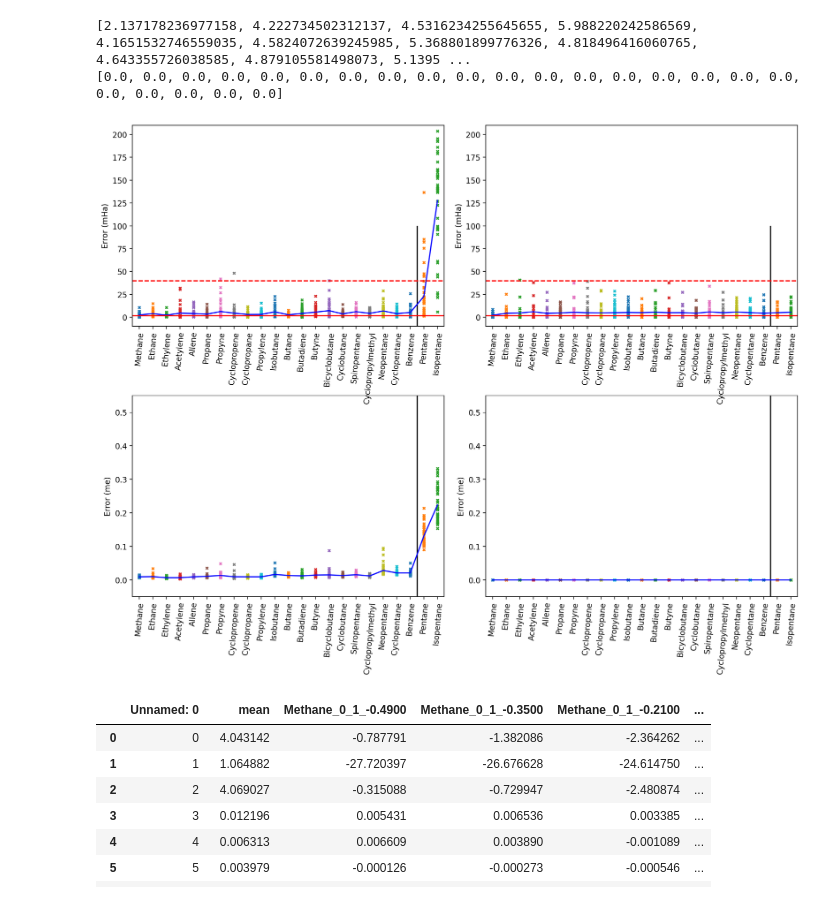
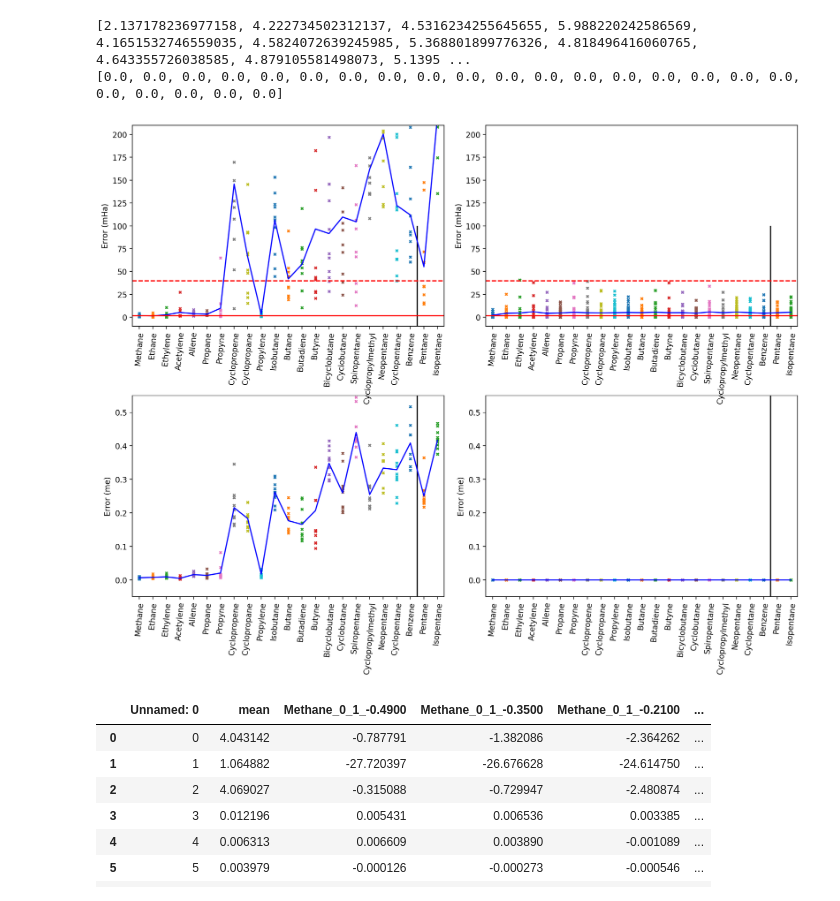
Before and after one commit to chem12346789/ai-dft, a Jupyter notebook: veiw_data.ipynb, the cells around one changed output. Cells and saved outputs as stored; diff of their text form; code cells hidden in the pictures.

```diff
--- a/veiw_data.ipynb
+++ b/veiw_data.ipynb
@@ -71,7 +71,8 @@ axes = axes[::-1, :]
 # load_name = "2024-05-21-19-27-58-800"
 # load_name = "2024-05-24-14-29-53-800"
 # load_name = "2024-05-25-16-33-53-800"
-load_name = "2024-05-26-18-50-57-800"
+# load_name = "2024-05-29-11-31-59-800"
+load_name = "2024-05-28-19-58-45-800"
 
 list_of_path = list(Path("validate/").glob(f"validate-ccdft-{load_name}"))
 load_path = max(list_of_path, key=lambda p: p.stat().st_ctime)
@@ -168,34 +169,34 @@ for i_row in range(2):
         error_l.append(np.mean(data_np_sort))
         axes[i_row, 1].scatter(
             i + j + np.zeros_like(data_np_sort), data_np_sort, s=10, marker="x"
         )
 
     axes[i_row, 1].set_xticks(
         range(len(TRAIN_STR_DICT) + len(EVAL_STR_DICT)),
         TRAIN_STR_DICT + EVAL_STR_DICT,
         rotation=85,
     )
     print(error_l)
     axes[i_row, 1].plot(range(len(TRAIN_STR_DICT) + len(EVAL_STR_DICT)), error_l, "b")
     axes[i_row, 0].set_xlim(-0.5, len(TRAIN_STR_DICT) + len(EVAL_STR_DICT) - 0.5)
     axes[i_row, 1].set_xlim(-0.5, len(TRAIN_STR_DICT) + len(EVAL_STR_DICT) - 0.5)
 
 axes[0, 0].set_ylim(-10, 210)
 axes[0, 0].set_ylabel("Error (mHa)")
 axes[1, 0].set_ylim(-5e-2, 5.5e-1)
 axes[1, 0].set_ylabel("Error (me)")
 axes[0, 1].set_ylim(-10, 210)
 axes[0, 1].set_ylabel("Error (mHa)")
 axes[1, 1].set_ylim(-5e-2, 5.5e-1)
 axes[1, 1].set_ylabel("Error (me)")
 plt.savefig(
     f"./manu/figures/energy-ccdft-{load_name}.pdf",
     bbox_inches="tight",
 )
 # %% [output]
 [2.137178236977158, 4.222734502312137, 4.5316234255645655, 5.988220242586569, 4.1651532746559035, 4.5824072639245985, 5.368801899776326, 4.818496416060765, 4.643355726038585, 4.879105581498073, 5.1395 ...
 [0.0, 0.0, 0.0, 0.0, 0.0, 0.0, 0.0, 0.0, 0.0, 0.0, 0.0, 0.0, 0.0, 0.0, 0.0, 0.0, 0.0, 0.0, 0.0, 0.0, 0.0, 0.0, 0.0]
-[figure, old version]
+[figure, new version]
 # %%
 data = pd.read_csv(load_path / "train.csv")
 data1 = pd.read_csv(load_path / "eval.csv")
```
Also changed, not shown: 1 other file.
